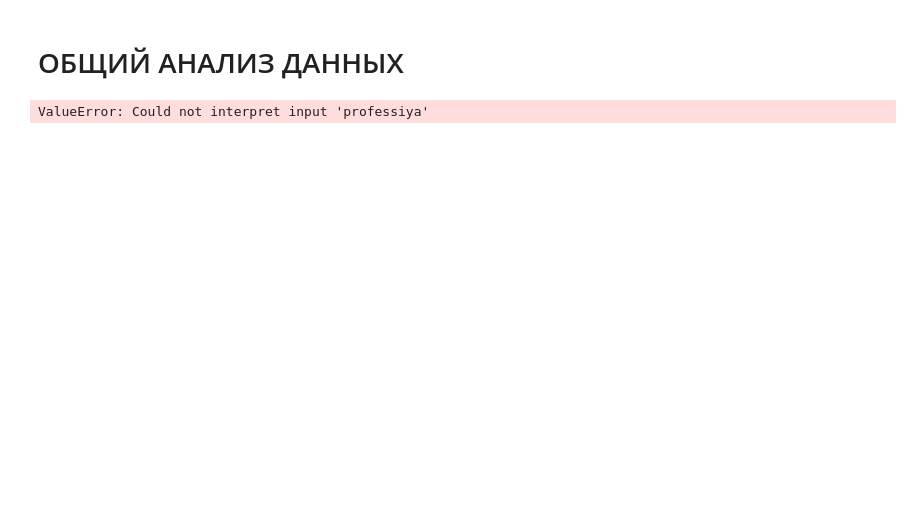
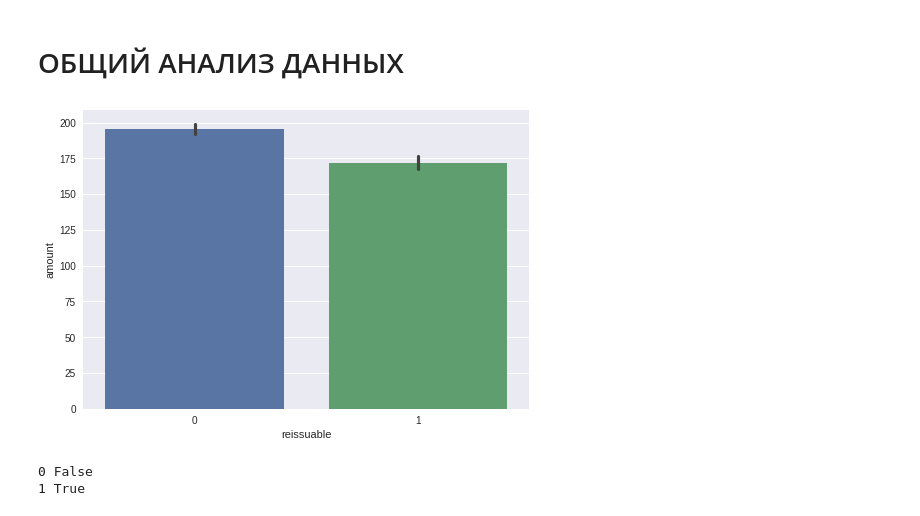
Before and after one commit to life2film/pywavestools, a Jupyter notebook: assets.ipynb, the cells around one changed output. Saved outputs shown, nothing was run; the diff lists cells and outputs as text; code cells hidden in the pictures; blank space fills up the shorter version.

```diff
--- a/assets.ipynb
+++ b/assets.ipynb
@@ -233,16 +264,18 @@ zavis = predskazanie(data_fit.drop(['id'], axis=1),chto='reissuable')
 # %%
 ## Профессия и Зарплата
 
-xxx = 'professiya'
-yyy = 'zarplata'
+xxx = 'reissuable'
+yyy = 'amount'
 
 ax = sns.barplot(x=xxx, y=yyy, data=data_fit);
-ax.set(xlabel='Профессии', ylabel='Зарплата')
+ax.set(xlabel='reissuable', ylabel='amount')
 plt.show()
 
 maxval = data_fit.loc[data_fit[xxx].idxmax()][xxx]
 
 for i in range(maxval+1):
     print i, d[xxx].inverse_transform(i)
 # %% [output]
+[figure, added]
-ValueError: Could not interpret input 'professiya'
+0 False
+1 True
```
Also changed, not shown: parts of 11 cells of this notebook, 2 other files.
